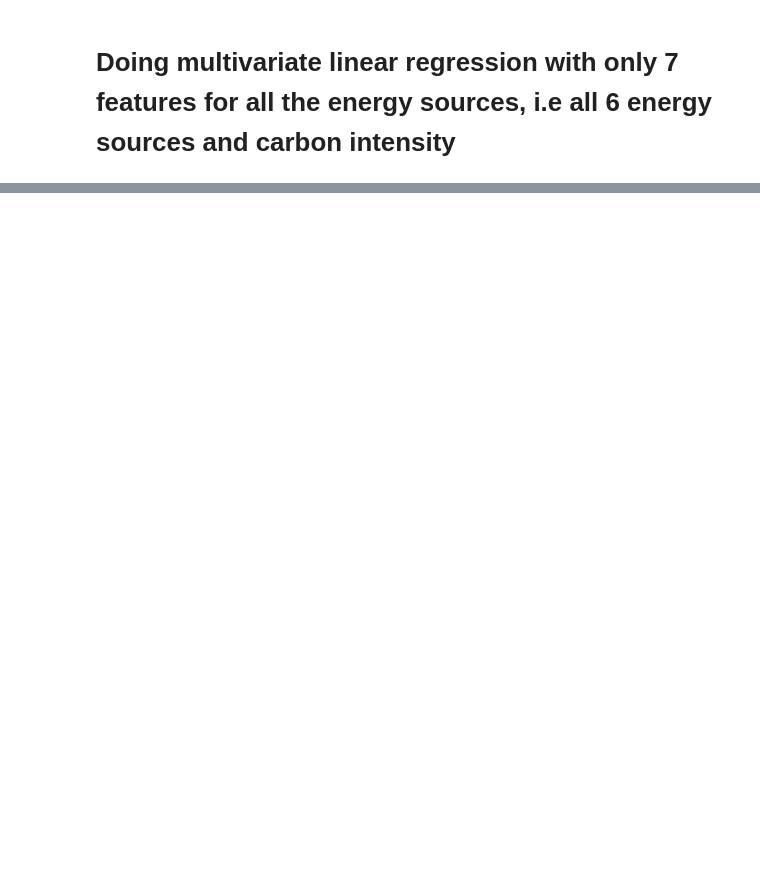
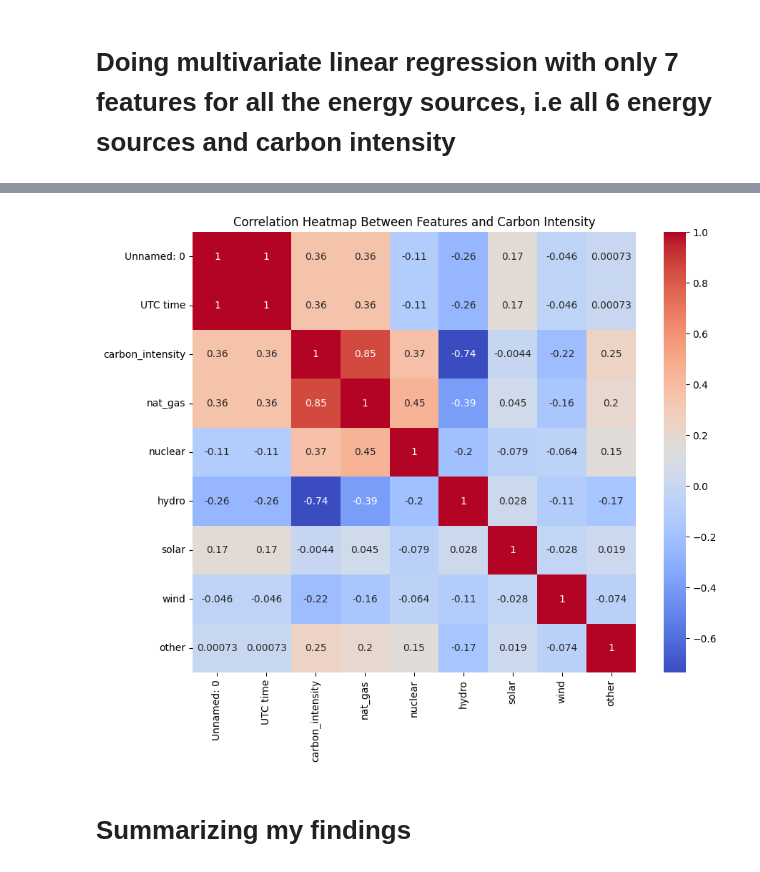
Before and after one commit to UMass-LIDS/CarbonCast, a Jupyter notebook: multivariate_forecasting.ipynb, the cells around one changed output, grey strips where cells are left out. Cells and saved outputs as stored; diff of their text form; code cells hidden in the pictures; blank space fills up the shorter version.

```diff
--- a/multivariate_forecasting.ipynb
+++ b/multivariate_forecasting.ipynb
@@ -677,6 +858,7 @@ import numpy as np
 import pandas as pd
 from sklearn.linear_model import LinearRegression
 from sklearn.metrics import mean_squared_error, mean_absolute_percentage_error
+from sklearn.preprocessing import MinMaxScaler
 
 def prepare_data(df, train_year, test_year, feature_columns):
     # Ensure datetime is in datetime format
@@ -690,21 +872,31 @@ def prepare_data(df, train_year, test_year, feature_columns):
     # Filter for the training year
     train_data = df[df['UTC time'].dt.year == train_year]
     X_train = train_data[feature_columns + ['carbon_intensity']].values[:-24]  # Exclude last 24 rows
-    y_train = train_data['carbon_intensity'].values[24:].reshape(-1, 1)  # Exclude first 24 rows to align
+    y_train = train_data['carbon_intensity'].values[24:].reshape(-1, 1)       # Exclude first 24 rows to align
 
     # Filter for the testing year
     test_data = df[df['UTC time'].dt.year == test_year]
-    X_test = test_data[feature_columns + ['carbon_intensity']].values[:-24]  # Use all rows for testing features
-    y_test = test_data['carbon_intensity'].values[24:].reshape(-1, 1)  # Use all rows for testing target
+    X_test = test_data[feature_columns + ['carbon_intensity']].values[:-24]   # Use all rows for testing features
+    y_test = test_data['carbon_intensity'].values[24:].reshape(-1, 1)         # Use all rows for testing target
 
-    return X_train, y_train, X_test, y_test
+    # Normalize the feature values using MinMaxScaler
+    scaler_X = MinMaxScaler()
+    X_train = scaler_X.fit_transform(X_train)
+    X_test = scaler_X.transform(X_test)
+
+    # Normalize the target values using MinMaxScaler
+    scaler_y = MinMaxScaler()
+    y_train = scaler_y.fit_transform(y_train)
+    y_test = scaler_y.transform(y_test)
+
+    return X_train, y_train, X_test, y_test, scaler_y
 
 def evaluate_all_energy_sources(df, train_year, test_year):
     # Define the list of all energy sources
     energy_sources = ['nat_gas', 'nuclear', 'hydro', 'solar', 'wind', 'other']
 
     # Use all six energy sources + 'carbon_intensity' as features
-    X_train, y_train, X_test, y_test = prepare_data(df, train_year, test_year, energy_sources)
+    X_train, y_train, X_test, y_test, scaler_y = prepare_data(df, train_year, test_year, energy_sources)
 
     # Train the model
     model = LinearRegression()
@@ -713,9 +905,13 @@ def evaluate_all_energy_sources(df, train_year, test_year):
     # Predict on the test set, aligning with 24-hour shift
     y_pred = model.predict(X_test[:-24])
 
+    # Inverse transform predictions and target to get them back to the original scale
+    y_pred_original = scaler_y.inverse_transform(y_pred)
+    y_test_original = scaler_y.inverse_transform(y_test[24:])
+
     # Evaluate the model using corresponding `y_test` values from the 24th row onward
-    rmse = np.sqrt(mean_squared_error(y_test[24:], y_pred))
-    mape = mean_absolute_percentage_error(y_test[24:], y_pred)
+    rmse = np.sqrt(mean_squared_error(y_test_original, y_pred_original))
+    mape = mean_absolute_percentage_error(y_test_original, y_pred_original)
 
     # Print the results
     print("All Six Energy Sources + carbon_intensity as Features:")
@@ -737,0 +1129,11 @@ All Six Energy Sources + carbon_intensity as Features:
+# %%
+import seaborn as sns
+plt.figure(figsize=(10, 8))
+correlation_matrix = df.corr()
+sns.heatmap(correlation_matrix, annot=True, cmap="coolwarm")
+plt.title("Correlation Heatmap Between Features and Carbon Intensity")
+plt.show()
+# %% [output]
+[figure, added]
+# %% [markdown]
+# Summarizing my findings
```
Also changed, not shown: parts of 17 cells of this notebook.
